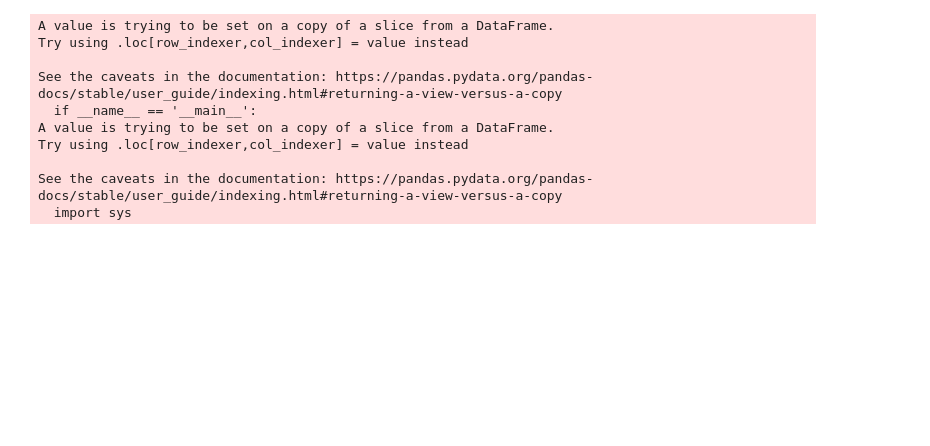
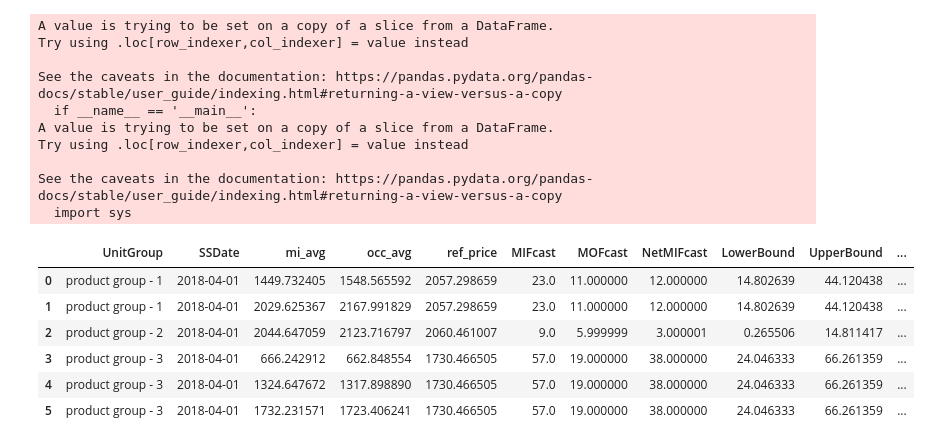
Before and after one commit to laliali20/Capstone, a Jupyter notebook: DSICapstone.ipynb, the cells around one changed output. Cells and saved outputs as stored; diff of their text form; code cells hidden in the pictures; blank space fills up the shorter version.

```diff
--- a/DSICapstone.ipynb
+++ b/DSICapstone.ipynb
@@ -235 +235,5 @@ def log_col(row_val):
+# %%
+yt_date_df = inputdata[inputdata['UncDemand'].notna()]
+yt_date = yt_date_df['SSDate'].max()
+products = generate_forecast(inputdata, 0.2, yt_date)
 # %% [markdown]
@@ -313,10 +317,10 @@ ref_price_components
 # %% [markdown]
 # Price Generation
 # %%
-fcast_values = products[products['SSDate'] ==  '2018-04-01']
+fcast_values = products[products['UncDemand'].isna()]
 fcast_values.rename(columns={'OptProductKey': 'UnitGroup'}, inplace=True)
 optimization_input = ref_price_components.merge(fcast_values, on = ['UnitGroup'], how='left')
-# fcast_values
+fcast_values
 # %% [output]
 A value is trying to be set on a copy of a slice from a DataFrame
 
@@ -372,0 +382,15 @@ optimization_output = pd.concat(out_frame)
+# %%
+unitNo_recs = optimization_output.merge(df4, on=['UnitGroup'], how='left')
+unitNo_recs['UnitNoRecs'] = (1 + unitNo_recs['SqftAdj']) * unitNo_recs['UnitGroupRec']
+unitNo_recs['mi_avg'] = (1 + unitNo_recs['SqftAdj']) * unitNo_recs['mi_avg']
+unitNo_recs['occ_avg'] = (1 + unitNo_recs['SqftAdj']) * unitNo_recs['occ_avg']
+# %%
+unitNo_recs
+# %% [output]
+|  | UnitGroup | SSDate | mi_avg | occ_avg | ref_price | MIFcast | MOFcast | NetMIFcast | LowerBound | UpperBound | ... |
+| 0 | product group - 1 | 2018-04-01 | 1449.732405 | 1548.565592 | 2057.298659 | 23.0 | 11.000000 | 12.000000 | 14.802639 | 44.120438 | ... |
+| 1 | product group - 1 | 2018-04-01 | 2029.625367 | 2167.991829 | 2057.298659 | 23.0 | 11.000000 | 12.000000 | 14.802639 | 44.120438 | ... |
+| 2 | product group - 2 | 2018-04-01 | 2044.647059 | 2123.716797 | 2060.461007 | 9.0 | 5.999999 | 3.000001 | 0.265506 | 14.811417 | ... |
+| 3 | product group - 3 | 2018-04-01 | 666.242912 | 662.848554 | 1730.466505 | 57.0 | 19.000000 | 38.000000 | 24.046333 | 66.261359 | ... |
+| 4 | product group - 3 | 2018-04-01 | 1324.647672 | 1317.898890 | 1730.466505 | 57.0 | 19.000000 | 38.000000 | 24.046333 | 66.261359 | ... |
+| 5 | product group - 3 | 2018-04-01 | 1732.231571 | 1723.406241 | 1730.466505 | 57.0 | 19.000000 | 38.000000 | 24.046333 | 66.261359 | ... |
```
Also changed, not shown: parts of 24 cells of this notebook.
